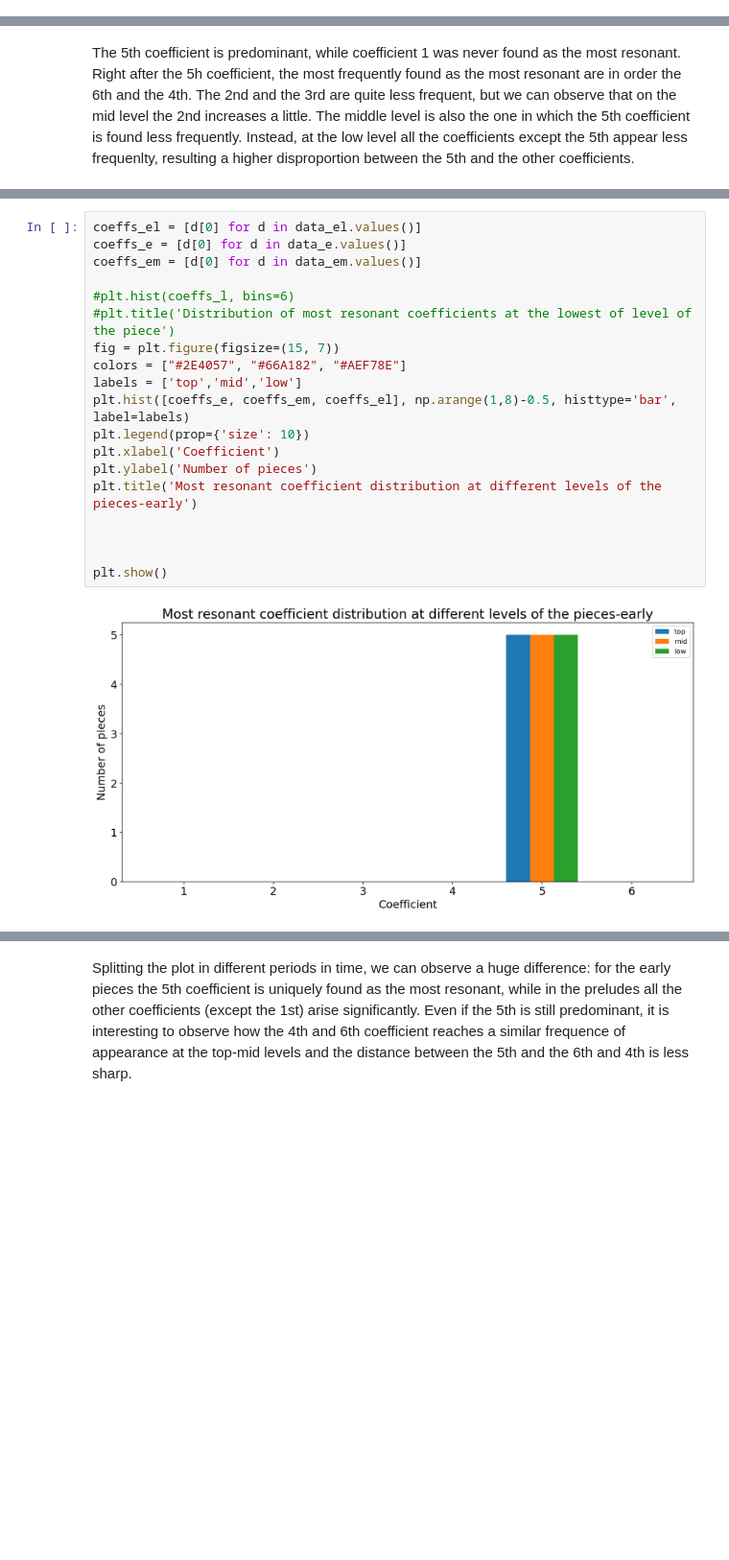
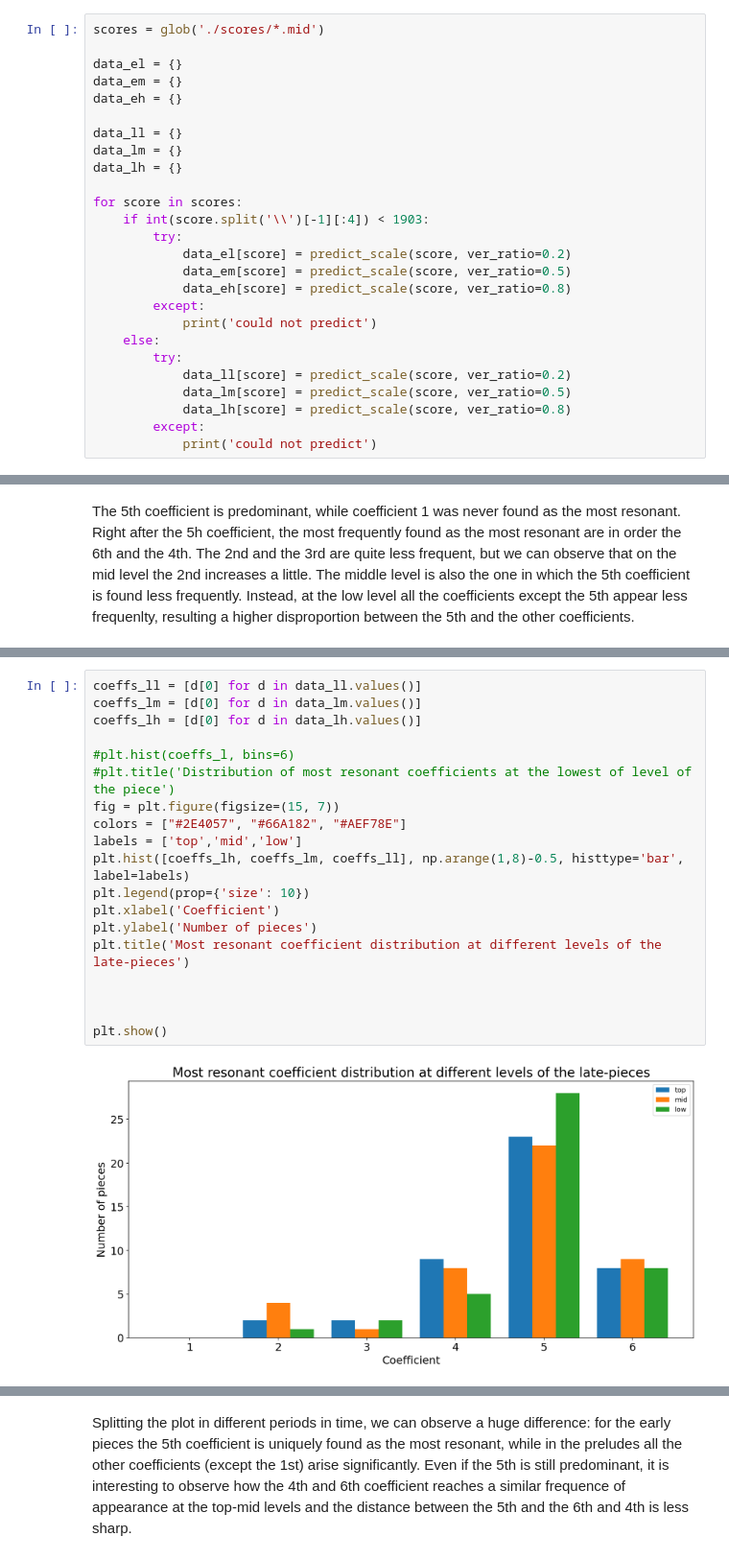
Before and after one commit to ludovicaschaerf/Group-5-Debussy-Pitch-Scapes, a Jupyter notebook: milestone3.ipynb, the cells around one changed output, grey strips where cells are left out. Shown at 96% size. Saved outputs shown, nothing was run; the diff lists cells and outputs as text; blank space fills up the shorter version.

```diff
--- a/milestone3.ipynb
+++ b/milestone3.ipynb
@@ -216,2 +142,28 @@ could not predict
 # %%
 plt.rcParams.update({'font.size': 16})
+# %%
+scores = glob('./scores/*.mid')
+
+data_el = {}
+data_em = {}
+data_eh = {}
+
+data_ll = {}
+data_lm = {}
+data_lh = {}
+
+for score in scores:
+    if int(score.split('\\')[-1][:4]) < 1903:
+        try:
+            data_el[score] = predict_scale(score, ver_ratio=0.2)
+            data_em[score] = predict_scale(score, ver_ratio=0.5)
+            data_eh[score] = predict_scale(score, ver_ratio=0.8)
+        except:
+            print('could not predict')
+    else:
+        try:
+            data_ll[score] = predict_scale(score, ver_ratio=0.2)
+            data_lm[score] = predict_scale(score, ver_ratio=0.5)
+            data_lh[score] = predict_scale(score, ver_ratio=0.8)
+        except:
+            print('could not predict')
@@ -241,21 +230,21 @@ The 5th coefficient is predominant, while coefficient 1 was never found as the m
 # %%
-coeffs_el = [d[0] for d in data_el.values()]
-coeffs_e = [d[0] for d in data_e.values()]
-coeffs_em = [d[0] for d in data_em.values()]
+coeffs_ll = [d[0] for d in data_ll.values()]
+coeffs_lm = [d[0] for d in data_lm.values()]
+coeffs_lh = [d[0] for d in data_lh.values()]
 
 #plt.hist(coeffs_l, bins=6)
 #plt.title('Distribution of most resonant coefficients at the lowest of level of the piece')
 fig = plt.figure(figsize=(15, 7))
 colors = ["#2E4057", "#66A182", "#AEF78E"]
 labels = ['top','mid','low']
-plt.hist([coeffs_e, coeffs_em, coeffs_el], np.arange(1,8)-0.5, histtype='bar', label=labels)
+plt.hist([coeffs_lh, coeffs_lm, coeffs_ll], np.arange(1,8)-0.5, histtype='bar', label=labels)
 plt.legend(prop={'size': 10})
 plt.xlabel('Coefficient')
 plt.ylabel('Number of pieces')
-plt.title('Most resonant coefficient distribution at different levels of the pieces-early')
+plt.title('Most resonant coefficient distribution at different levels of the late-pieces')
 
 
 
 plt.show()
 # %% [output]
-[figure, old version]
+[figure, new version]
```
Also changed, not shown: parts of 24 cells of this notebook.
